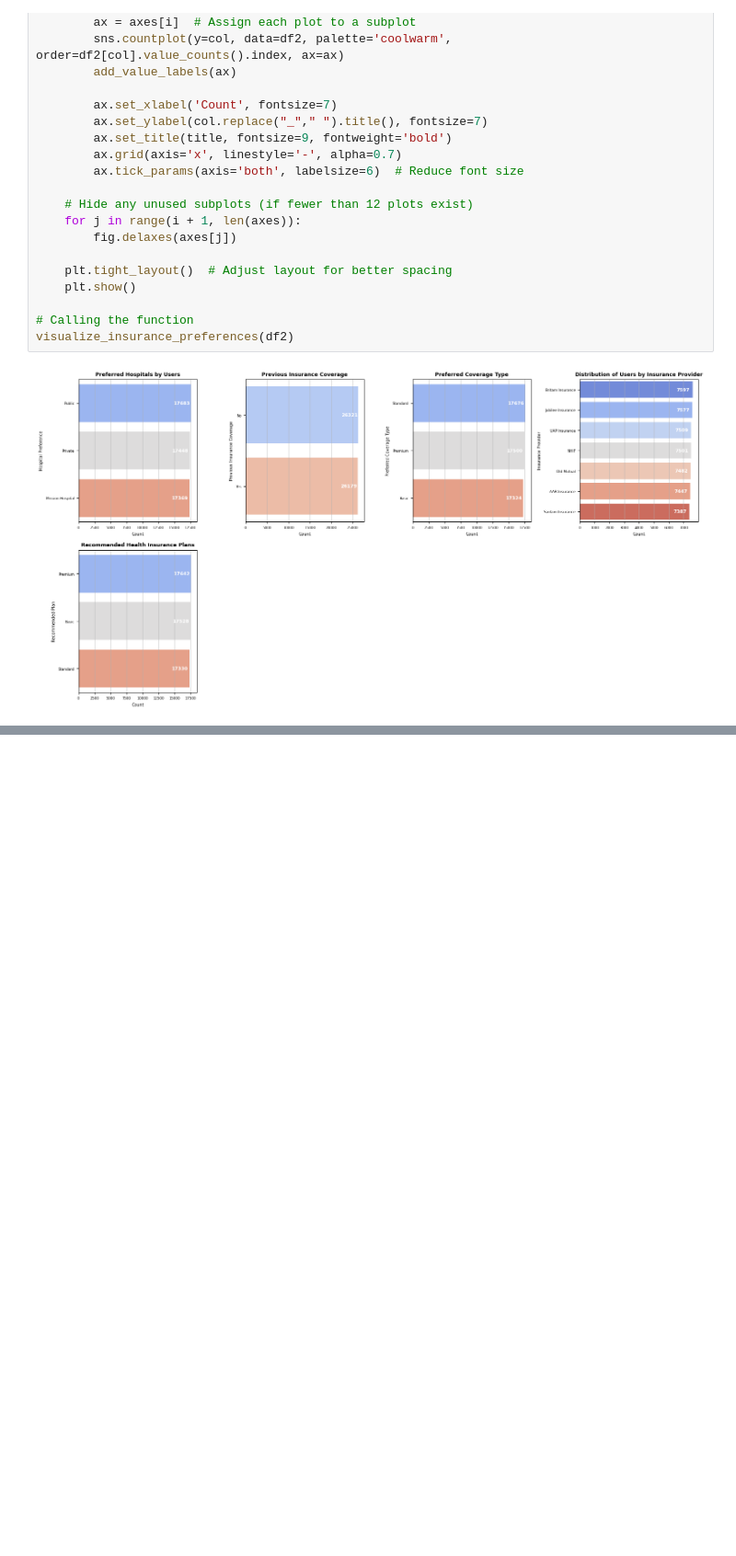
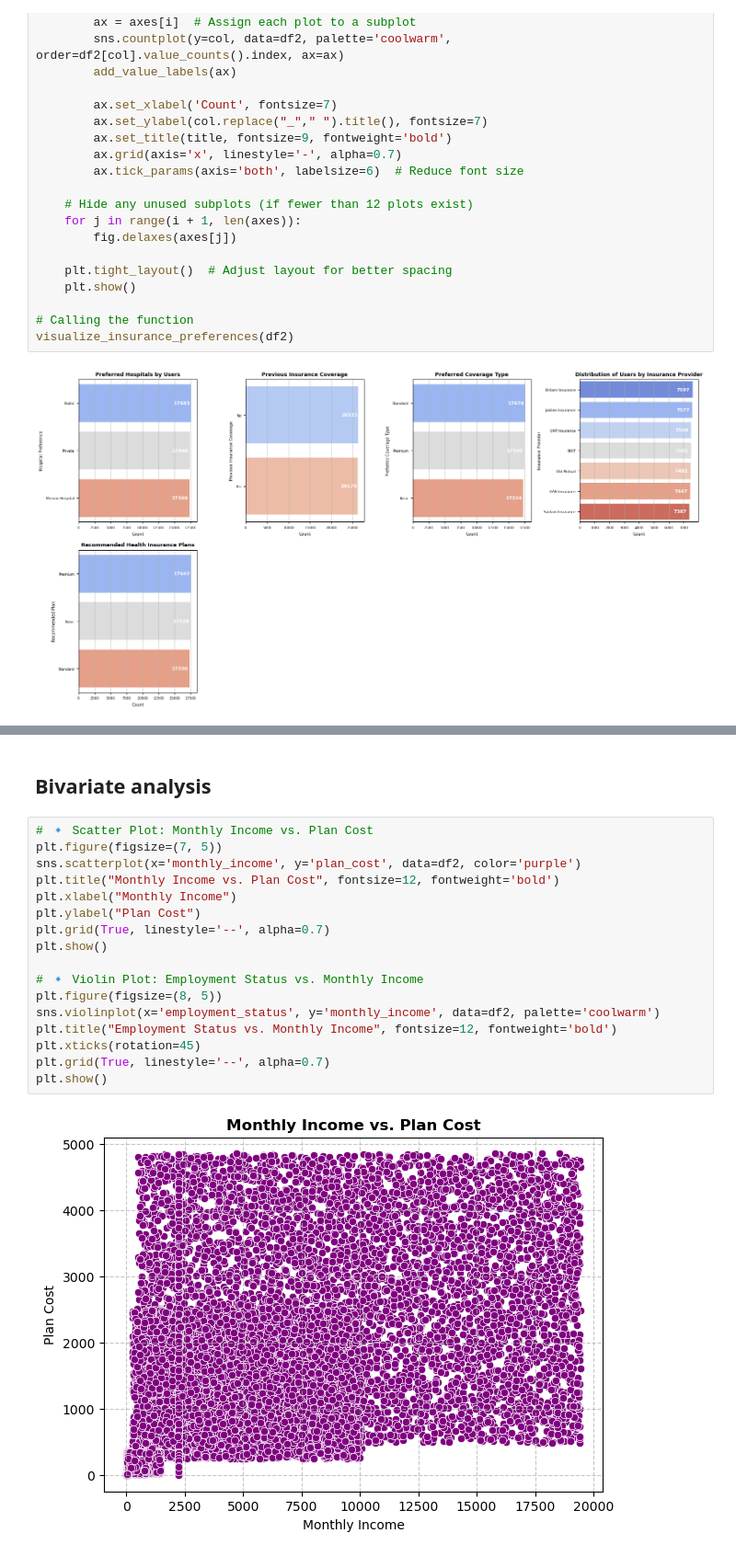
Before and after one commit to ruth-kitasi/Health-Insurance-Recommender-System, a Jupyter notebook: Notebooks/Joseline.ipynb, the cells around one changed output, grey strips where cells are left out. Shown at 92% size. Saved outputs shown, nothing was run; the diff lists cells and outputs as text; blank space fills up the shorter version.

```diff
--- a/Notebooks/Joseline.ipynb
+++ b/Notebooks/Joseline.ipynb
@@ -426,0 +440,21 @@ visualize_insurance_preferences(df2)
+# %% [markdown]
+## Bivariate analysis
+# %%
+# 🔹 Scatter Plot: Monthly Income vs. Plan Cost
+plt.figure(figsize=(7, 5))
+sns.scatterplot(x='monthly_income', y='plan_cost', data=df2, color='purple')
+plt.title("Monthly Income vs. Plan Cost", fontsize=12, fontweight='bold')
+plt.xlabel("Monthly Income")
+plt.ylabel("Plan Cost")
+plt.grid(True, linestyle='--', alpha=0.7)
+plt.show()
+
+# 🔹 Violin Plot: Employment Status vs. Monthly Income
+plt.figure(figsize=(8, 5))
+sns.violinplot(x='employment_status', y='monthly_income', data=df2, palette='coolwarm')
+plt.title("Employment Status vs. Monthly Income", fontsize=12, fontweight='bold')
+plt.xticks(rotation=45)
+plt.grid(True, linestyle='--', alpha=0.7)
+plt.show()
+# %% [output]
+[figure, added]
```
Also changed, not shown: parts of 44 cells of this notebook.
